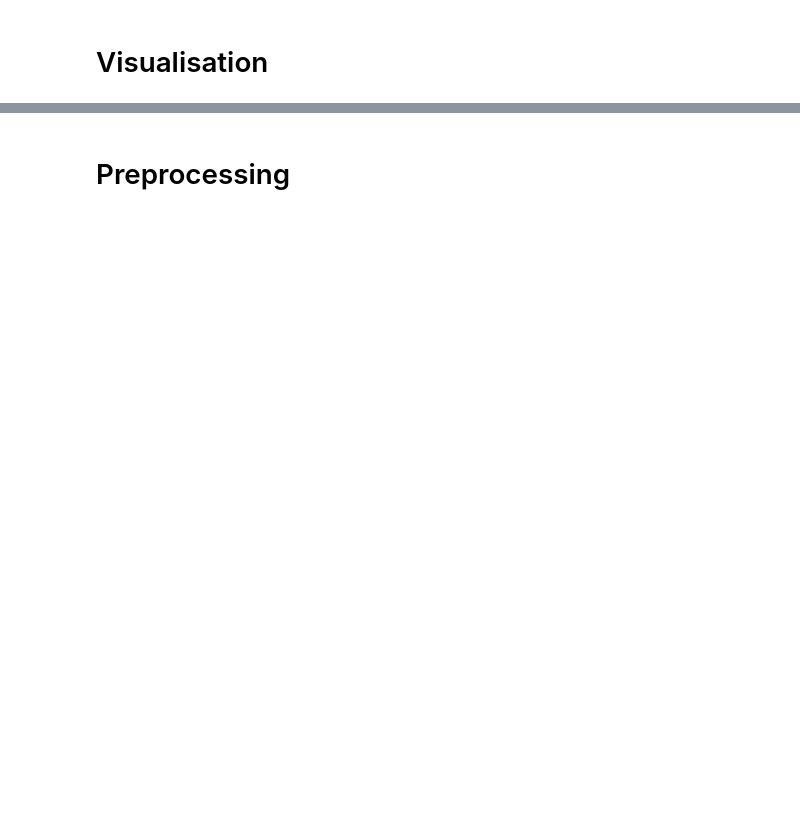
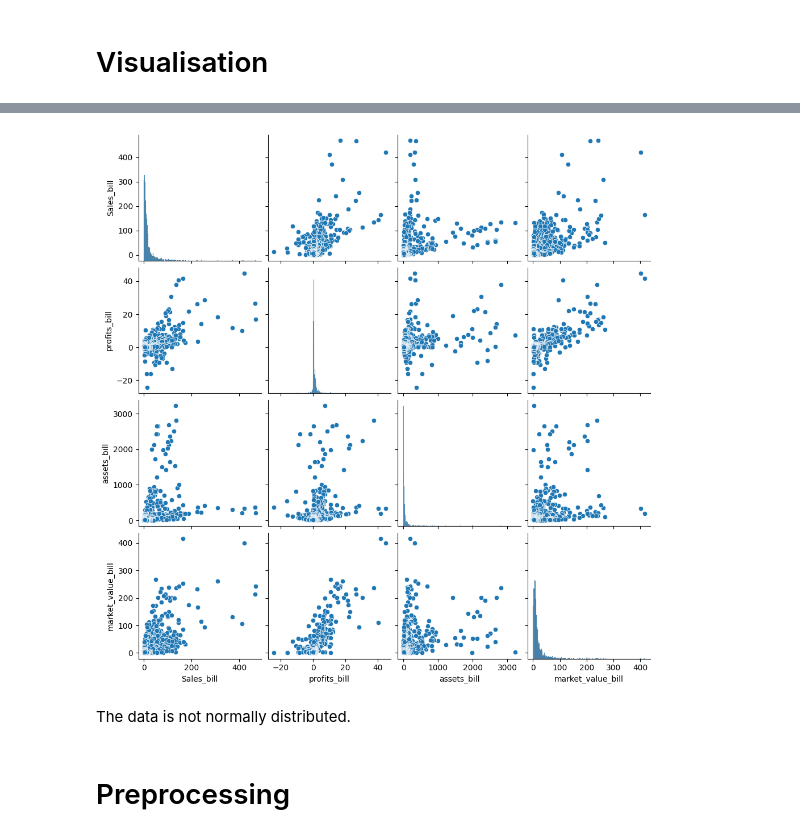
Before and after one commit to saptarshipal1/Largest_companies, a Jupyter notebook: company_value_pred.ipynb, the cells around one changed output, grey strips where cells are left out. Cells and saved outputs as stored; diff of their text form; code cells hidden in the pictures; blank space fills up the shorter version.

```diff
--- a/company_value_pred.ipynb
+++ b/company_value_pred.ipynb
@@ -47,3 +172,12 @@ profiling
+# %%
+# Finding distribution in nominal features
+
+sns.pairplot(df1[['Sales_bill', 'profits_bill', 'assets_bill','market_value_bill']])
+plt.show()
+# %% [output]
+[figure, added]
+# %% [markdown]
+The data is not normally distributed.
 # %% [markdown]
 # Preprocessing
 # %%
```
Also changed, not shown: parts of 22 cells of this notebook.
